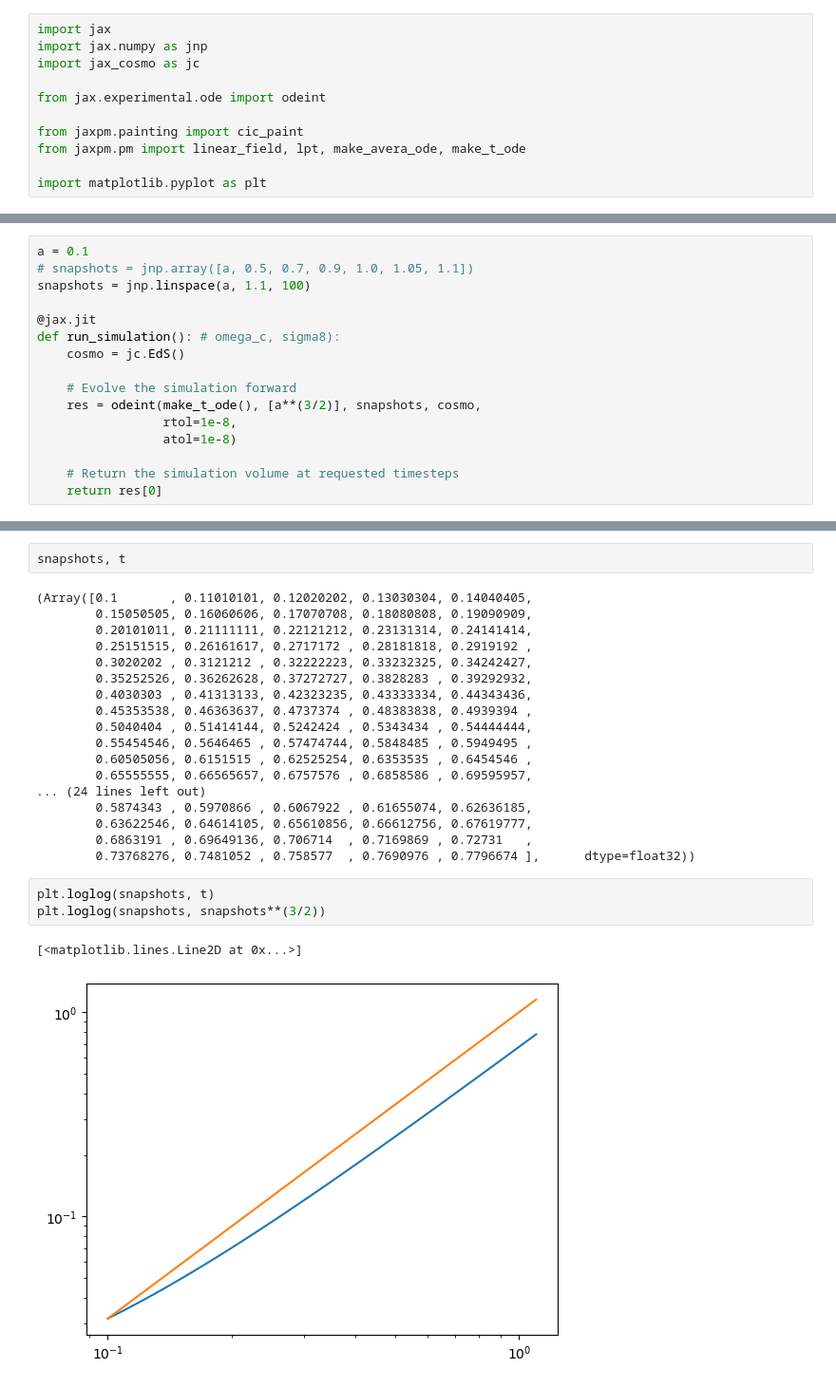
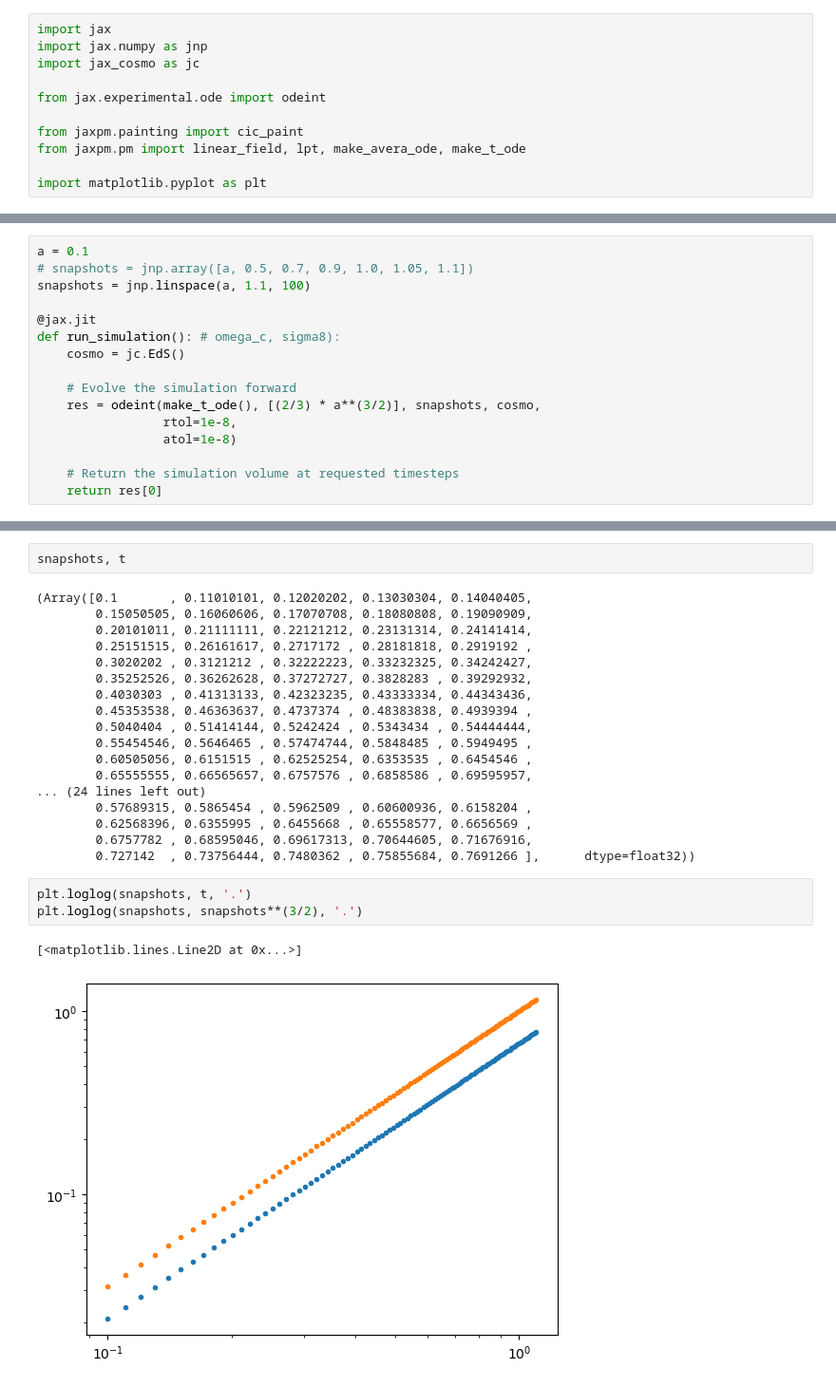
Before and after one commit to dobos/JaxPM, a Jupyter notebook: notebooks/10-Avera.ipynb, the cells around one changed output, grey strips where cells are left out. Shown at 95% size. Drawn from its saved outputs; the diff is of its cells as text.

```diff
--- a/notebooks/10-Avera.ipynb
+++ b/notebooks/10-Avera.ipynb
@@ -47,7 +47,7 @@ def run_simulation(): # omega_c, sigma8):
     cosmo = jc.EdS()
 
     # Evolve the simulation forward
-    res = odeint(make_t_ode(), [a**(3/2)], snapshots, cosmo,
+    res = odeint(make_t_ode(), [(2/3) * a**(3/2)], snapshots, cosmo,
                  rtol=1e-8,
                  atol=1e-8)
 
@@ -71,16 +89,16 @@ snapshots, t
         0.60505056, 0.6151515 , 0.62525254, 0.6353535 , 0.6454546 ,
         0.65555555, 0.66565657, 0.6757576 , 0.6858586 , 0.69595957,
 ... (24 lines left out)
-        0.5874343 , 0.5970866 , 0.6067922 , 0.61655074, 0.62636185,
-        0.63622546, 0.64614105, 0.65610856, 0.66612756, 0.67619777,
-        0.6863191 , 0.69649136, 0.706714  , 0.7169869 , 0.72731   ,
-        0.73768276, 0.7481052 , 0.758577  , 0.7690976 , 0.7796674 ],      dtype=float32))
+        0.57689315, 0.5865454 , 0.5962509 , 0.60600936, 0.6158204 ,
+        0.62568396, 0.6355995 , 0.6455668 , 0.65558577, 0.6656569 ,
+        0.6757782 , 0.68595046, 0.69617313, 0.70644605, 0.71676916,
+        0.727142  , 0.73756444, 0.7480362 , 0.75855684, 0.7691266 ],      dtype=float32))
 # %%
-plt.loglog(snapshots, t)
-plt.loglog(snapshots, snapshots**(3/2))
+plt.loglog(snapshots, t, '.')
+plt.loglog(snapshots, snapshots**(3/2), '.')
 # %% [output]
 [<matplotlib.lines.Line2D at 0x...>]
-[figure, old version]
+[figure, new version]
 # %%
 # Initial a where the simulation starts
 a = 0.1
```
Also changed, not shown: parts of 11 cells of this notebook, 1 other file.
